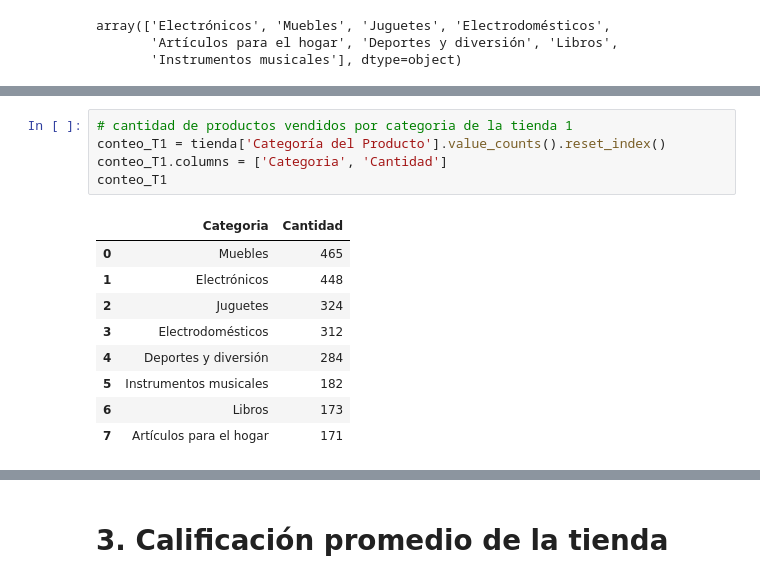
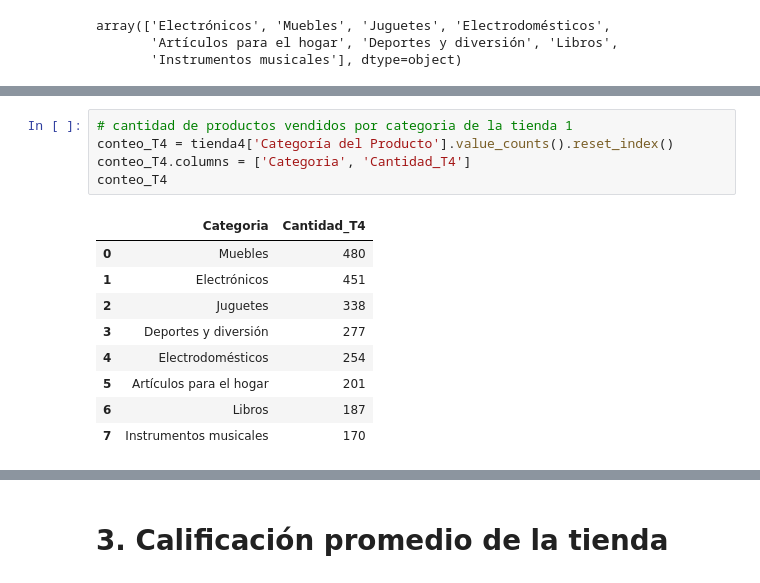
Before and after one commit to jbernalg/challenge-store, a Jupyter notebook: AluraStoreLatam.ipynb, the cells around one changed output, grey strips where cells are left out. Saved outputs shown, nothing was run; the diff lists cells and outputs as text.

```diff
--- a/AluraStoreLatam.ipynb
+++ b/AluraStoreLatam.ipynb
@@ -101,15 +145,15 @@ Name: Precio, dtype: float64
 # %%
 # cantidad de productos vendidos por categoria de la tienda 1
-conteo_T1 = tienda['Categoría del Producto'].value_counts().reset_index()
-conteo_T1.columns = ['Categoria', 'Cantidad']
-conteo_T1
+conteo_T4 = tienda4['Categoría del Producto'].value_counts().reset_index()
+conteo_T4.columns = ['Categoria', 'Cantidad_T4']
+conteo_T4
 # %% [output]
-|  | Categoria | Cantidad |
-| 0 | Muebles | 465 |
-| 1 | Electrónicos | 448 |
-| 2 | Juguetes | 324 |
-| 3 | Electrodomésticos | 312 |
-| 4 | Deportes y diversión | 284 |
-| 5 | Instrumentos musicales | 182 |
-| 6 | Libros | 173 |
-| 7 | Artículos para el hogar | 171 |
+|  | Categoria | Cantidad_T4 |
+| 0 | Muebles | 480 |
+| 1 | Electrónicos | 451 |
+| 2 | Juguetes | 338 |
+| 3 | Deportes y diversión | 277 |
+| 4 | Electrodomésticos | 254 |
+| 5 | Artículos para el hogar | 201 |
+| 6 | Libros | 187 |
+| 7 | Instrumentos musicales | 170 |
```
Also changed, not shown: parts of 20 cells of this notebook.
